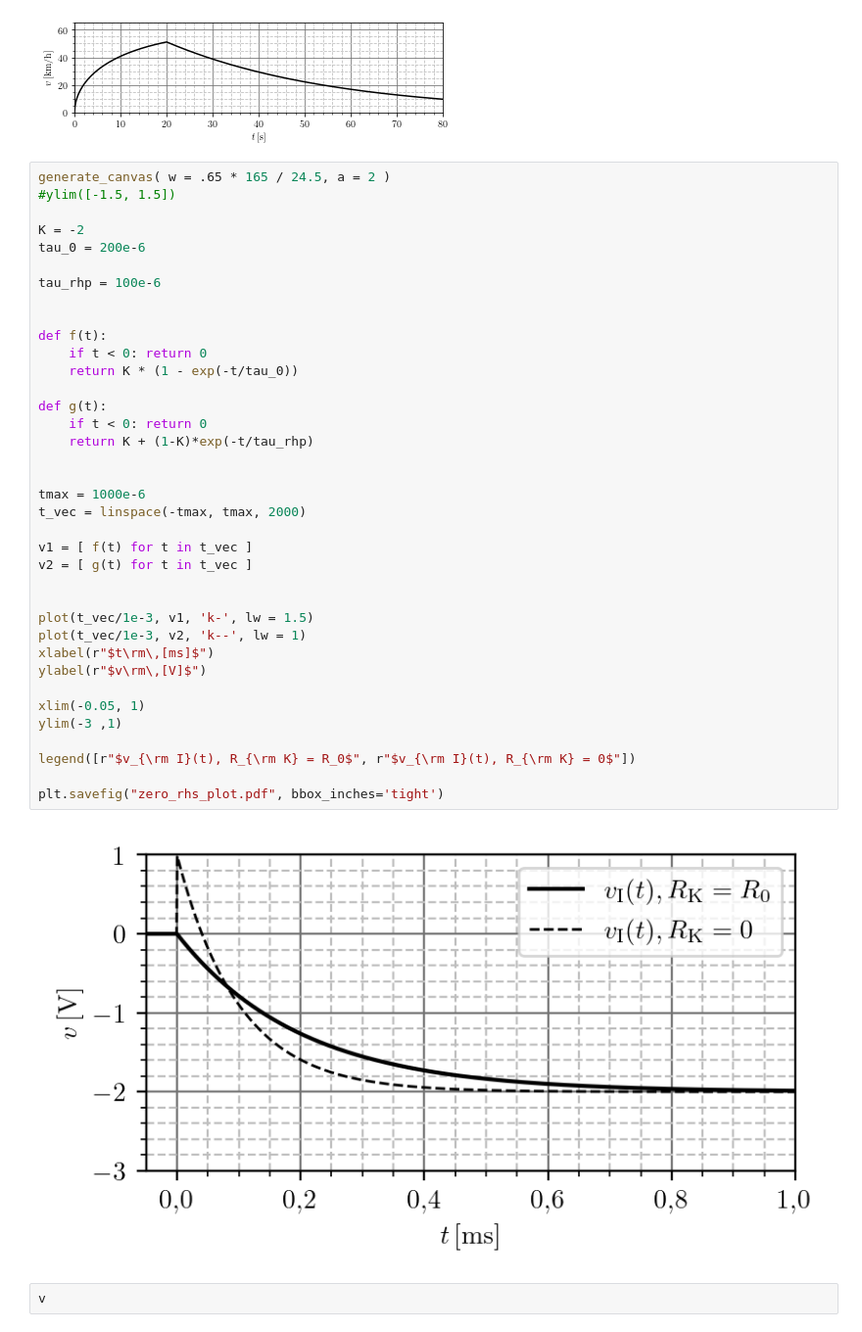
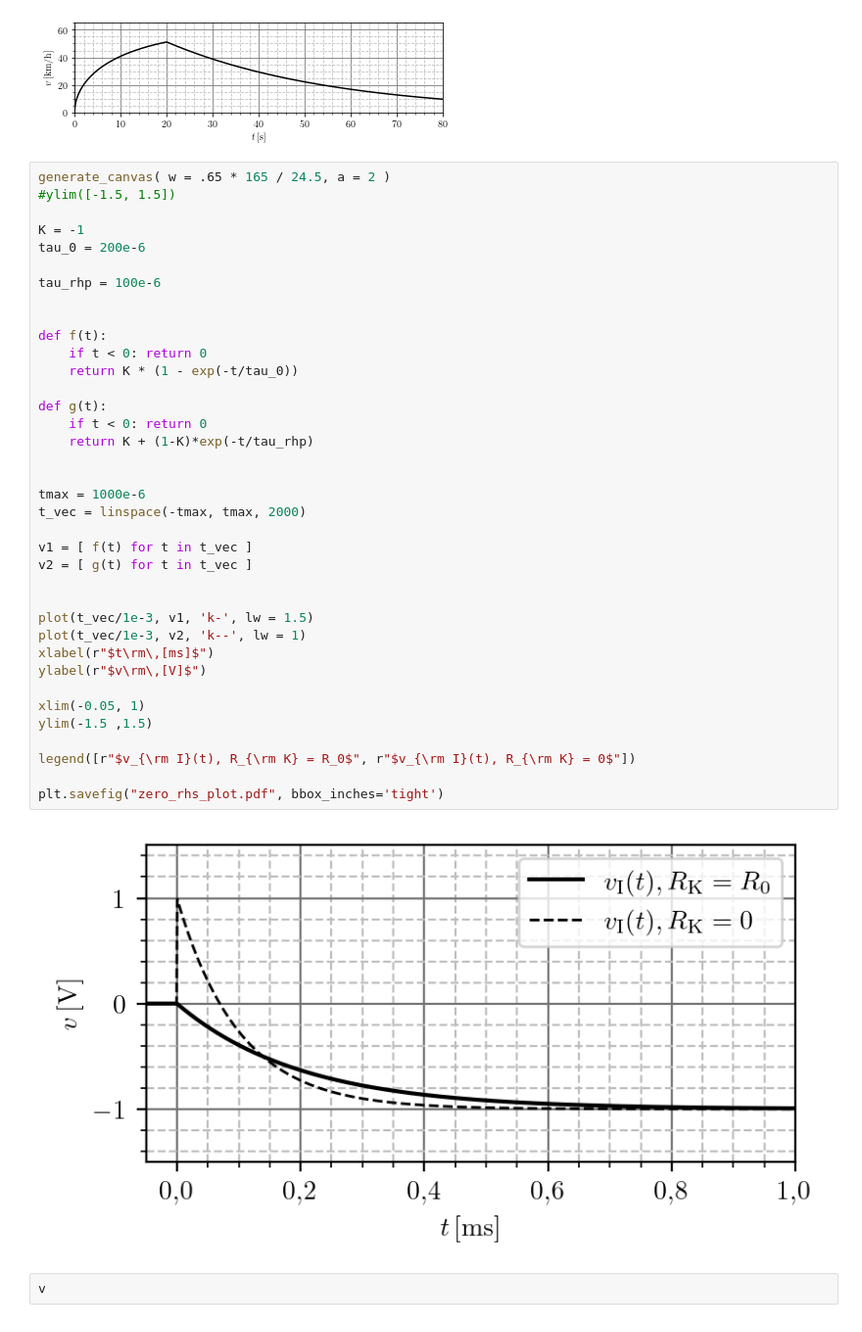
Before and after one commit to djokicd/zbirka-sis, a Jupyter notebook: 4_laplasova_transformacija/3_fje_prenosa/fig/LT_plotovi.ipynb, the cells around one changed output. Shown: that part at 98% size. Cells and saved outputs as stored; diff of their text form.

```diff
--- a/4_laplasova_transformacija/3_fje_prenosa/fig/LT_plotovi.ipynb
+++ b/4_laplasova_transformacija/3_fje_prenosa/fig/LT_plotovi.ipynb
@@ -73,41 +73,41 @@ Text(0, 0.5, '$v\\rm\\,[km/h]$')
 generate_canvas( w = .65 * 165 / 24.5, a = 2 )
 #ylim([-1.5, 1.5])
 
-K = -2
+K = -1
 tau_0 = 200e-6
 
 tau_rhp = 100e-6
 
 
 def f(t):
     if t < 0: return 0
     return K * (1 - exp(-t/tau_0))
 
 def g(t):
     if t < 0: return 0
     return K + (1-K)*exp(-t/tau_rhp)
 
 
 tmax = 1000e-6
 t_vec = linspace(-tmax, tmax, 2000)
 
 v1 = [ f(t) for t in t_vec ]
 v2 = [ g(t) for t in t_vec ]
 
 
 plot(t_vec/1e-3, v1, 'k-', lw = 1.5)
 plot(t_vec/1e-3, v2, 'k--', lw = 1)
 xlabel(r"$t\rm\,[ms]$")
 ylabel(r"$v\rm\,[V]$")
 
 xlim(-0.05, 1)
-ylim(-3 ,1)
+ylim(-1.5 ,1.5)
 
 legend([r"$v_{\rm I}(t), R_{\rm K} = R_0$", r"$v_{\rm I}(t), R_{\rm K} = 0$"])
 
 plt.savefig("zero_rhs_plot.pdf", bbox_inches='tight')
 # %% [output]
-[figure, old version]
+[figure, new version]
 # %%
 v
 # %% [output]
```
Also changed, not shown: 3 other files.
